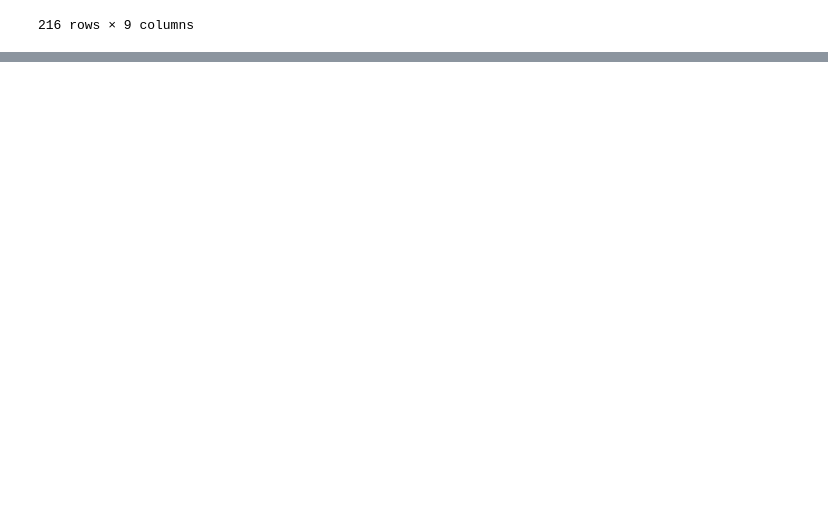
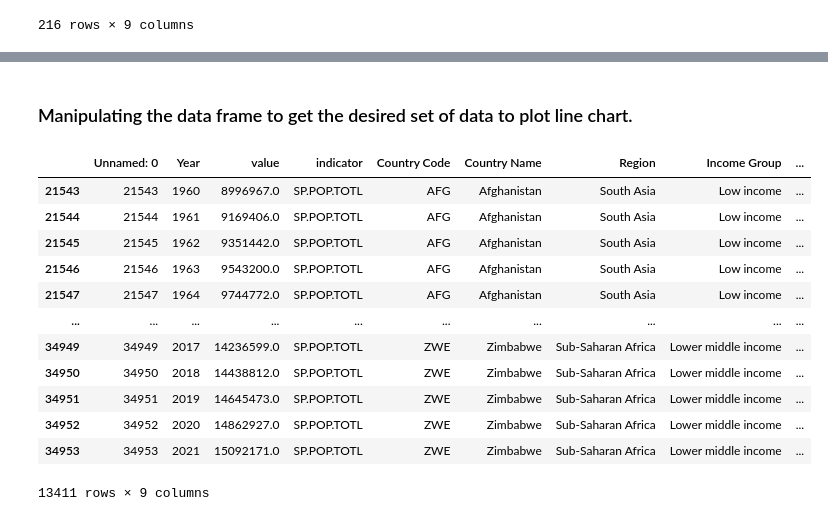
Before and after one commit to arthik1699/DATA690_Data_Visulaization_Statistics, a Jupyter notebook: Assignment-07/Untitled1.ipynb, the cells around one changed output, grey strips where cells are left out. Drawn from its saved outputs; the diff is of its cells as text; code cells hidden in the pictures; blank space fills up the shorter version.

```diff
--- a/Assignment-07/Untitled1.ipynb
+++ b/Assignment-07/Untitled1.ipynb
@@ -186,0 +220,19 @@ ValueError: ignored
+# %% [markdown]
+### Manipulating the data frame to get the desired set of data to plot line chart.
+# %%
+df_4 = df.query('indicator == "SP.POP.TOTL"')
+df_4
+# %% [output]
+|  | Unnamed: 0 | Year | value | indicator | Country Code | Country Name | Region | Income Group | ... |
+| 21543 | 21543 | 1960 | 8996967.0 | SP.POP.TOTL | AFG | Afghanistan | South Asia | Low income | ... |
+| 21544 | 21544 | 1961 | 9169406.0 | SP.POP.TOTL | AFG | Afghanistan | South Asia | Low income | ... |
+| 21545 | 21545 | 1962 | 9351442.0 | SP.POP.TOTL | AFG | Afghanistan | South Asia | Low income | ... |
+| 21546 | 21546 | 1963 | 9543200.0 | SP.POP.TOTL | AFG | Afghanistan | South Asia | Low income | ... |
+| 21547 | 21547 | 1964 | 9744772.0 | SP.POP.TOTL | AFG | Afghanistan | South Asia | Low income | ... |
+| ... | ... | ... | ... | ... | ... | ... | ... | ... | ... |
+| 34949 | 34949 | 2017 | 14236599.0 | SP.POP.TOTL | ZWE | Zimbabwe | Sub-Saharan Africa | Lower middle income | ... |
+| 34950 | 34950 | 2018 | 14438812.0 | SP.POP.TOTL | ZWE | Zimbabwe | Sub-Saharan Africa | Lower middle income | ... |
+| 34951 | 34951 | 2019 | 14645473.0 | SP.POP.TOTL | ZWE | Zimbabwe | Sub-Saharan Africa | Lower middle income | ... |
+| 34952 | 34952 | 2020 | 14862927.0 | SP.POP.TOTL | ZWE | Zimbabwe | Sub-Saharan Africa | Lower middle income | ... |
+| 34953 | 34953 | 2021 | 15092171.0 | SP.POP.TOTL | ZWE | Zimbabwe | Sub-Saharan Africa | Lower middle income | ... |
+13411 rows × 9 columns
```
Also changed, not shown: parts of 34 cells of this notebook.
